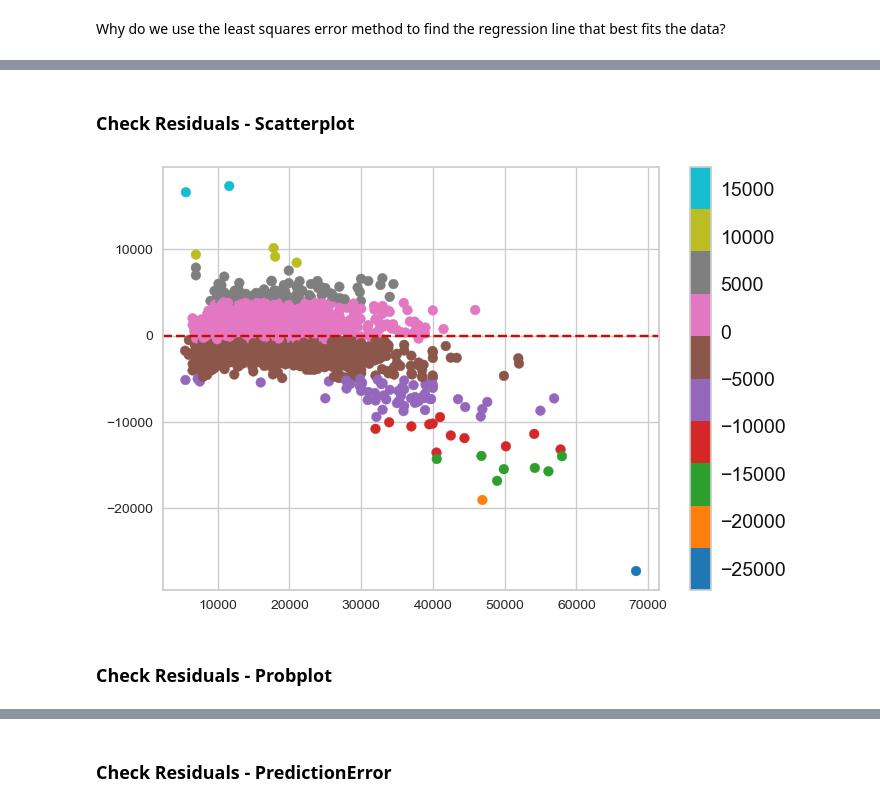
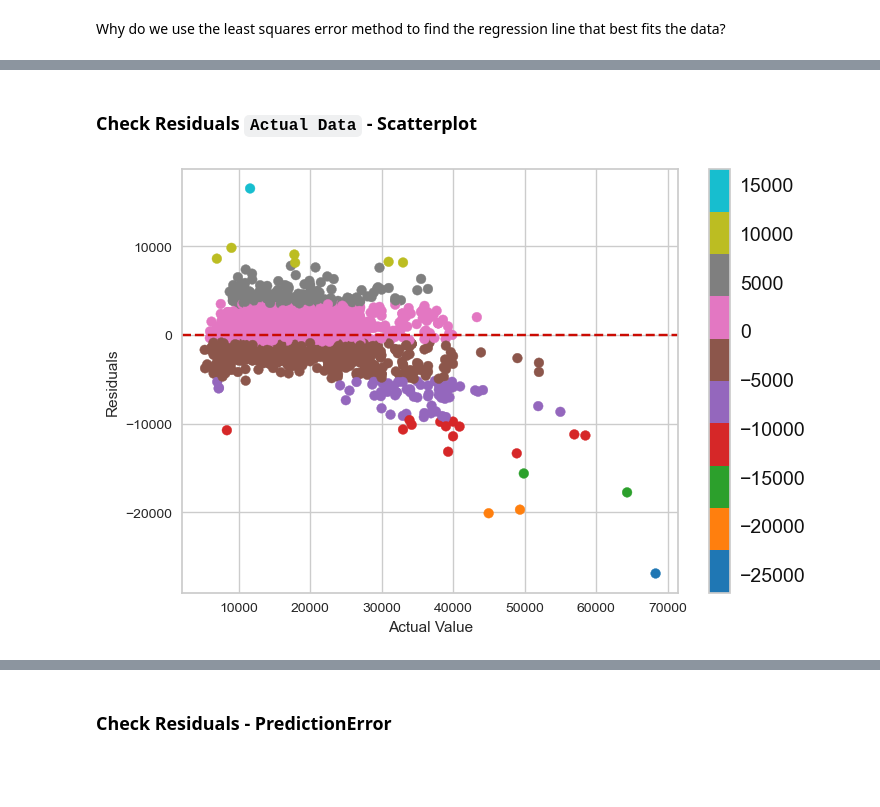
Before and after one commit to celik-muhammed/ML-Autoscout-Car-Price-Prediction-Project, a Jupyter notebook: ML-AutoScout_Multiple_Linear_Regression_with_Regularization_Part-4.ipynb, the cells around one changed output, grey strips where cells are left out. Cells and saved outputs as stored; diff of their text form; code cells hidden in the pictures; blank space fills up the shorter version.

```diff
--- a/ML-AutoScout_Multiple_Linear_Regression_with_Regularization_Part-4.ipynb
+++ b/ML-AutoScout_Multiple_Linear_Regression_with_Regularization_Part-4.ipynb
@@ -540,23 +506,22 @@ def trans_1(X, y, test_size = 0.2, random_state=101):
 # %%
 from sklearn.model_selection import train_test_split
 
-def trans_1_get_dummies(X, y, nunique=10, test_size = 0.2, random_state=101, df=X):
-    '''Object column X if you change X, specify it in parameter'''
+def trans_1_get_dummies(X, y, contain=',', test_size = 0.2, random_state=random_state):
 
     X_train, X_test, y_train, y_test = train_test_split(X, y, test_size=test_size, random_state=random_state)
 
-    df_object = df.select_dtypes(include ="O")
-    dummy_col = df_object.nunique()[df_object.nunique()>nunique].index
+    objects = X.select_dtypes(include="O").columns
+    dummy_col = [col for col in objects if X[col].str.contains(contain, regex=True).any()]
     prefix = [i[0]+i.split('_')[1][0]+'_' if '_' in i else i[:2]+'_' for i in dummy_col]
 
     for col, pre in zip(dummy_col, prefix):
-        X_train = X_train.join(X_train[col].str.get_dummies(sep = ",").add_prefix(pre))
-        X_test = X_test.join(X_test[col].str.get_dummies(sep = ",").add_prefix(pre))
+        X_train = X_train.join(X_train[col].str.get_dummies(sep=contain).add_prefix(pre))
+        X_test = X_test.join(X_test[col].str.get_dummies(sep=contain).add_prefix(pre))
 
-    X_test = X_test.reindex(columns = X_train.columns, fill_value=0) # "0"
+    X_test = X_test.reindex(columns=X_train.columns, fill_value=0) # "0"
 
-    X_train.drop(columns=dummy_col, inplace = True)
-    X_test.drop(columns=dummy_col, inplace = True)
+    X_train.drop(columns=dummy_col, inplace=True)
+    X_test.drop(columns=dummy_col, inplace=True)
 
     return X_train, X_test, y_train, y_test
 # %%
@@ -577,5 +543,6 @@ safety_security        4442
 upholstery_type           6
 dtype: int64
 # %%
-X_train, X_test, y_train, y_test = trans_1_get_dummies(X, y, nunique=10)
+# get_dummies apply for comma(',') separated data in columns
+X_train, X_test, y_train, y_test = trans_1_get_dummies(X, y, contain=',')
 # %%
@@ -734,7 +735,4 @@ from sklearn.linear_model import LinearRegression
 
 lin_model = LinearRegression()
 
-lin_model.fit(X_train_scaled, y_train)
-
-y_pred = lin_model.predict(X_test_scaled)
-y_train_pred = lin_model.predict(X_train_scaled)
+lin_model.fit(X_train, y_train)
@@ -928,3 +856,6 @@ lm_df
 ## Calculate Residuals & Visually Compare Residuals
 # %% [markdown]
 Why do we use the least squares error method to find the regression line that best fits the data?
+# %%
+y_pred_test = lin_model.predict(X_test)
+y_pred_train = lin_model.predict(X_train)
@@ -979,13 +960,13 @@ df.loc[index]
 # %% [markdown]
-### Check Residuals - Scatterplot
+### Check Residuals `Actual Data` - Scatterplot
 # %%
 # Residuals scatterplot
-plt.scatter(x=y_test, y=(y_pred-y_test), c=(y_pred-y_test), cmap= 'tab10')
+plt.scatter(x=y_test, y=-(y_test-y_pred_test), c=-(y_test-y_pred_test), cmap= 'tab10')
 plt.axhline(y = 0, color ="r", linestyle = "--")
+plt.xlabel('Actual Value')
+plt.ylabel('Residuals')
 
 # colorbar tick_params
 plt.colorbar().ax.tick_params(axis='both', labelsize=14, colors='k')
 # %% [output]
-[figure, old version]
+[figure, new version]
-# %% [markdown]
-### Check Residuals - Probplot
```
Also changed, not shown: parts of 257 cells of this notebook, 1 other file.
